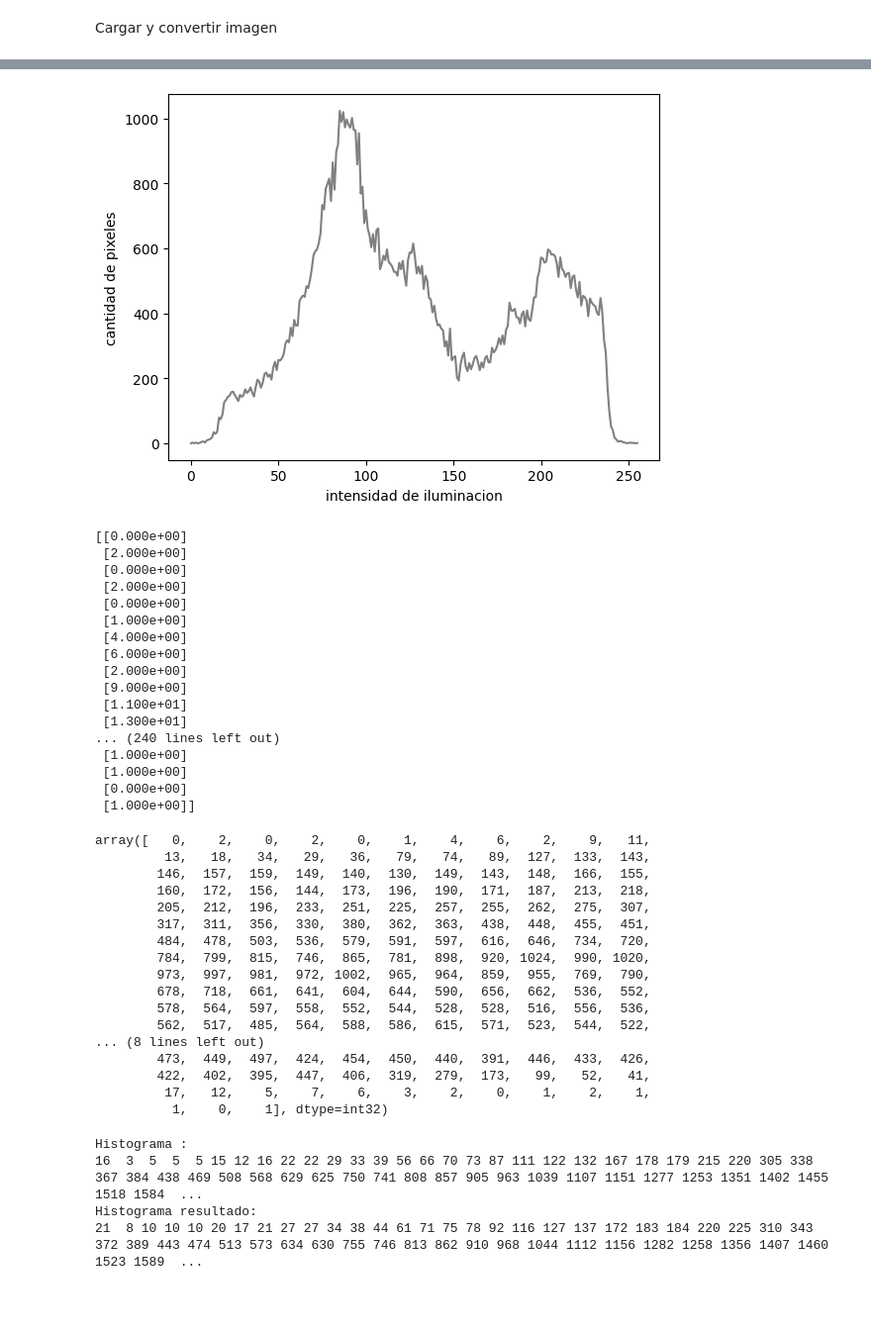
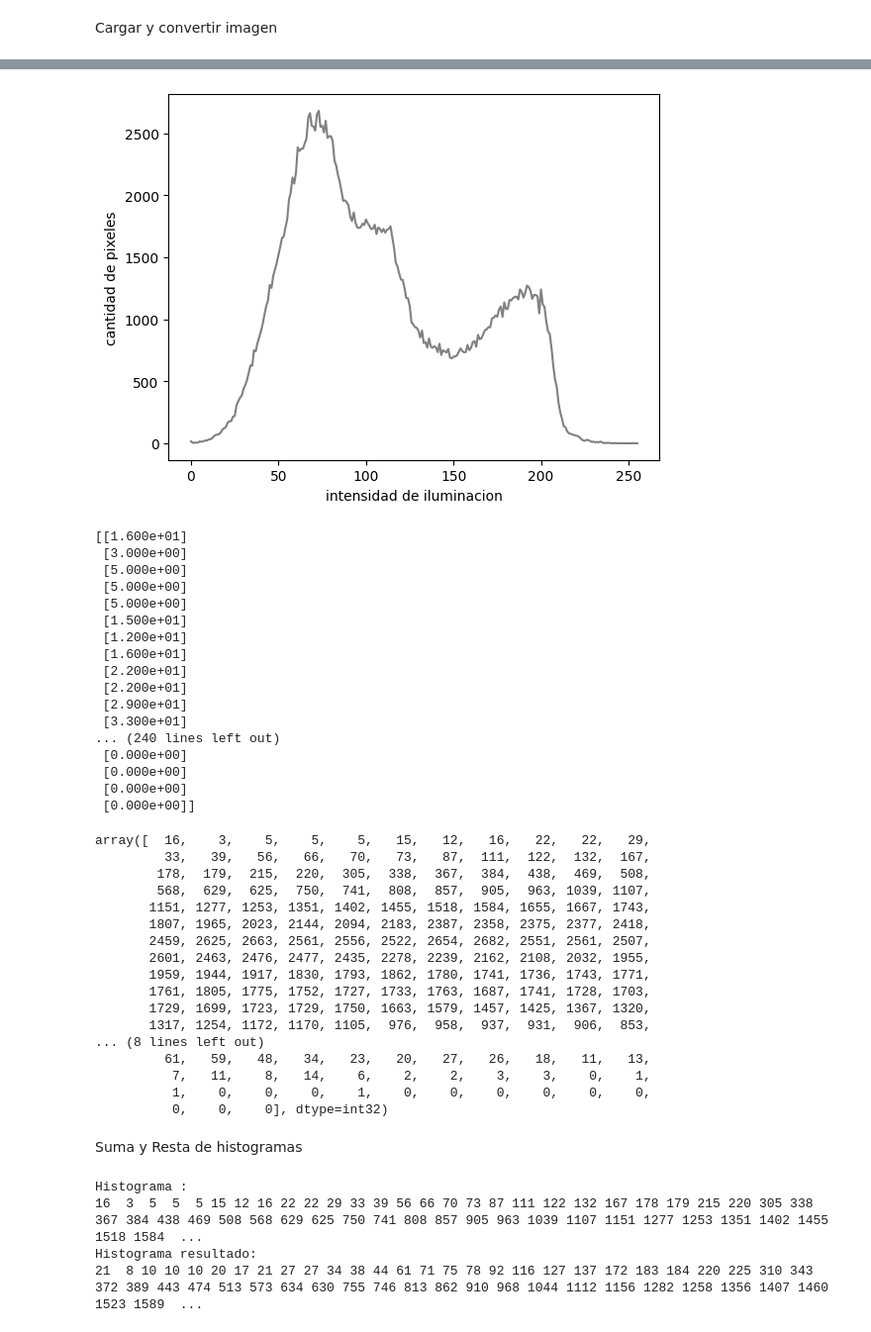
Before and after one commit to HeberthDCM/CUDA, a Jupyter notebook: tulipan3.ipynb, the cells around one changed output, grey strips where cells are left out. Shown at 99% size. Saved outputs shown, nothing was run; the diff lists cells and outputs as text; code cells hidden in the pictures; blank space fills up the shorter version.

```diff
--- a/tulipan3.ipynb
+++ b/tulipan3.ipynb
@@ -48,61 +51,63 @@ fig.show()
 # %%
 import cv2
 import numpy as np
 from matplotlib import pyplot as plt
 
-imagen = cv2.imread("tulipan.jpeg", cv2.IMREAD_GRAYSCALE)
+imagen = cv2.imread("tulipan.jpg", cv2.IMREAD_GRAYSCALE)
 ##cv2.imshow("tulipan.jpg", img)
 
 hist = cv2.calcHist([imagen], [0], None, [256], [0, 256])
 plt.plot(hist, color='gray' )
 
 plt.xlabel('intensidad de iluminacion')
 plt.ylabel('cantidad de pixeles')
 plt.show()
 
 cv2.destroyAllWindows()
 print(hist)
 # %% [output]
-[figure, old version]
+[figure, new version]
-[[0.000e+00]
- [2.000e+00]
+[[1.600e+01]
+ [3.000e+00]
+ [5.000e+00]
+ [5.000e+00]
+ [5.000e+00]
+ [1.500e+01]
+ [1.200e+01]
+ [1.600e+01]
+ [2.200e+01]
+ [2.200e+01]
+ [2.900e+01]
+ [3.300e+01]
+... (240 lines left out)
  [0.000e+00]
- [2.000e+00]
  [0.000e+00]
- [1.000e+00]
- [4.000e+00]
- [6.000e+00]
- [2.000e+00]
- [9.000e+00]
- [1.100e+01]
- [1.300e+01]
-... (240 lines left out)
- [1.000e+00]
- [1.000e+00]
  [0.000e+00]
- [1.000e+00]]
+ [0.000e+00]]
 # %%
 #list = hist.tolist()
 
 np.hstack(hist.astype("i"))
 # %% [output]
-array([   0,    2,    0,    2,    0,    1,    4,    6,    2,    9,   11,
-         13,   18,   34,   29,   36,   79,   74,   89,  127,  133,  143,
-        146,  157,  159,  149,  140,  130,  149,  143,  148,  166,  155,
-        160,  172,  156,  144,  173,  196,  190,  171,  187,  213,  218,
-        205,  212,  196,  233,  251,  225,  257,  255,  262,  275,  307,
-        317,  311,  356,  330,  380,  362,  363,  438,  448,  455,  451,
-        484,  478,  503,  536,  579,  591,  597,  616,  646,  734,  720,
-        784,  799,  815,  746,  865,  781,  898,  920, 1024,  990, 1020,
-        973,  997,  981,  972, 1002,  965,  964,  859,  955,  769,  790,
-        678,  718,  661,  641,  604,  644,  590,  656,  662,  536,  552,
-        578,  564,  597,  558,  552,  544,  528,  528,  516,  556,  536,
-        562,  517,  485,  564,  588,  586,  615,  571,  523,  544,  522,
+array([  16,    3,    5,    5,    5,   15,   12,   16,   22,   22,   29,
+         33,   39,   56,   66,   70,   73,   87,  111,  122,  132,  167,
+        178,  179,  215,  220,  305,  338,  367,  384,  438,  469,  508,
+        568,  629,  625,  750,  741,  808,  857,  905,  963, 1039, 1107,
+       1151, 1277, 1253, 1351, 1402, 1455, 1518, 1584, 1655, 1667, 1743,
+       1807, 1965, 2023, 2144, 2094, 2183, 2387, 2358, 2375, 2377, 2418,
+       2459, 2625, 2663, 2561, 2556, 2522, 2654, 2682, 2551, 2561, 2507,
+       2601, 2463, 2476, 2477, 2435, 2278, 2239, 2162, 2108, 2032, 1955,
+       1959, 1944, 1917, 1830, 1793, 1862, 1780, 1741, 1736, 1743, 1771,
+       1761, 1805, 1775, 1752, 1727, 1733, 1763, 1687, 1741, 1728, 1703,
+       1729, 1699, 1723, 1729, 1750, 1663, 1579, 1457, 1425, 1367, 1320,
+       1317, 1254, 1172, 1170, 1105,  976,  958,  937,  931,  906,  853,
 ... (8 lines left out)
-        473,  449,  497,  424,  454,  450,  440,  391,  446,  433,  426,
-        422,  402,  395,  447,  406,  319,  279,  173,   99,   52,   41,
-         17,   12,    5,    7,    6,    3,    2,    0,    1,    2,    1,
-          1,    0,    1], dtype=int32)
+         61,   59,   48,   34,   23,   20,   27,   26,   18,   11,   13,
+          7,   11,    8,   14,    6,    2,    2,    3,    3,    0,    1,
+          1,    0,    0,    0,    1,    0,    0,    0,    0,    0,    0,
+          0,    0,    0], dtype=int32)
+# %% [markdown]
+Suma y Resta de histogramas
 # %%
 %%cuda
 #include <iostream>
```
Also changed, not shown: parts of 4 cells of this notebook.
